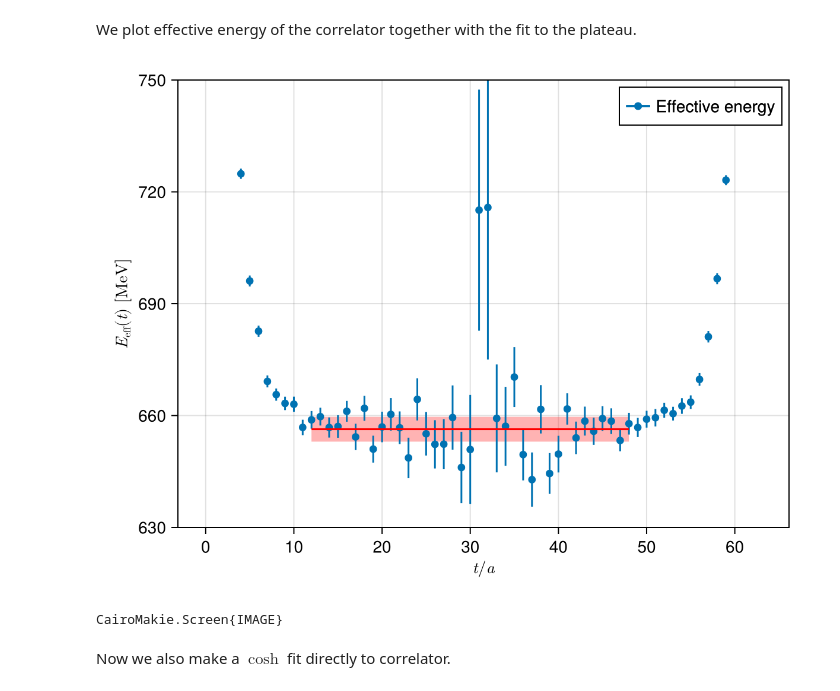
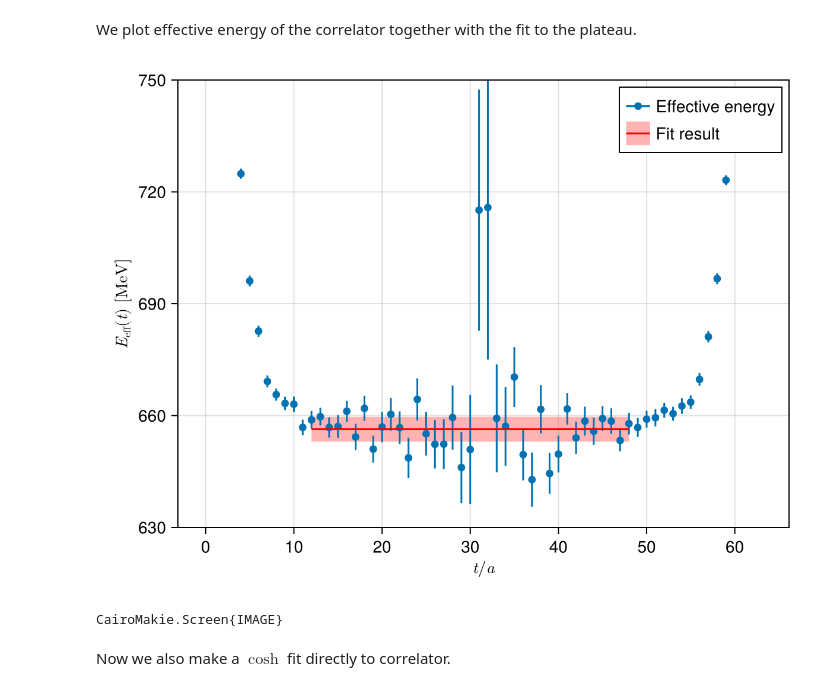
Before and after one commit to ResStump/CorrelatorAnalysis.jl, a Jupyter notebook: examples/correlator_analysis.ipynb, the cells around one changed output. Drawn from its saved outputs; the diff is of its cells as text; code cells hidden in the pictures.

Commit message:
Bug fixes in plot functions

```diff
--- a/examples/correlator_analysis.ipynb
+++ b/examples/correlator_analysis.ipynb
@@ -80,11 +80,12 @@ We plot effective energy of the correlator together with the fit to the plateau.
 # %%
 f = CM.Figure()
 ax = CM.Axis(f[1, 1], limits=(nothing, nothing, 630, 750))
 CA.plot_effective_energy!(am_eff/a, unit=unit)
-CA.plot_error_rectangle!(m, plateau_range)
+CA.plot_error_rectangle!(m, plateau_range, label="Fit result")
+CM.axislegend(ax, merge=true)
 display(f)
 # %% [output]
-[figure, old version]
+[figure, new version]
 CairoMakie.Screen{IMAGE}
 # %% [markdown]
 Now we also make a $\cosh$ fit directly to correlator.
```
Also changed, not shown: parts of 8 cells of this notebook, 3 other files.
